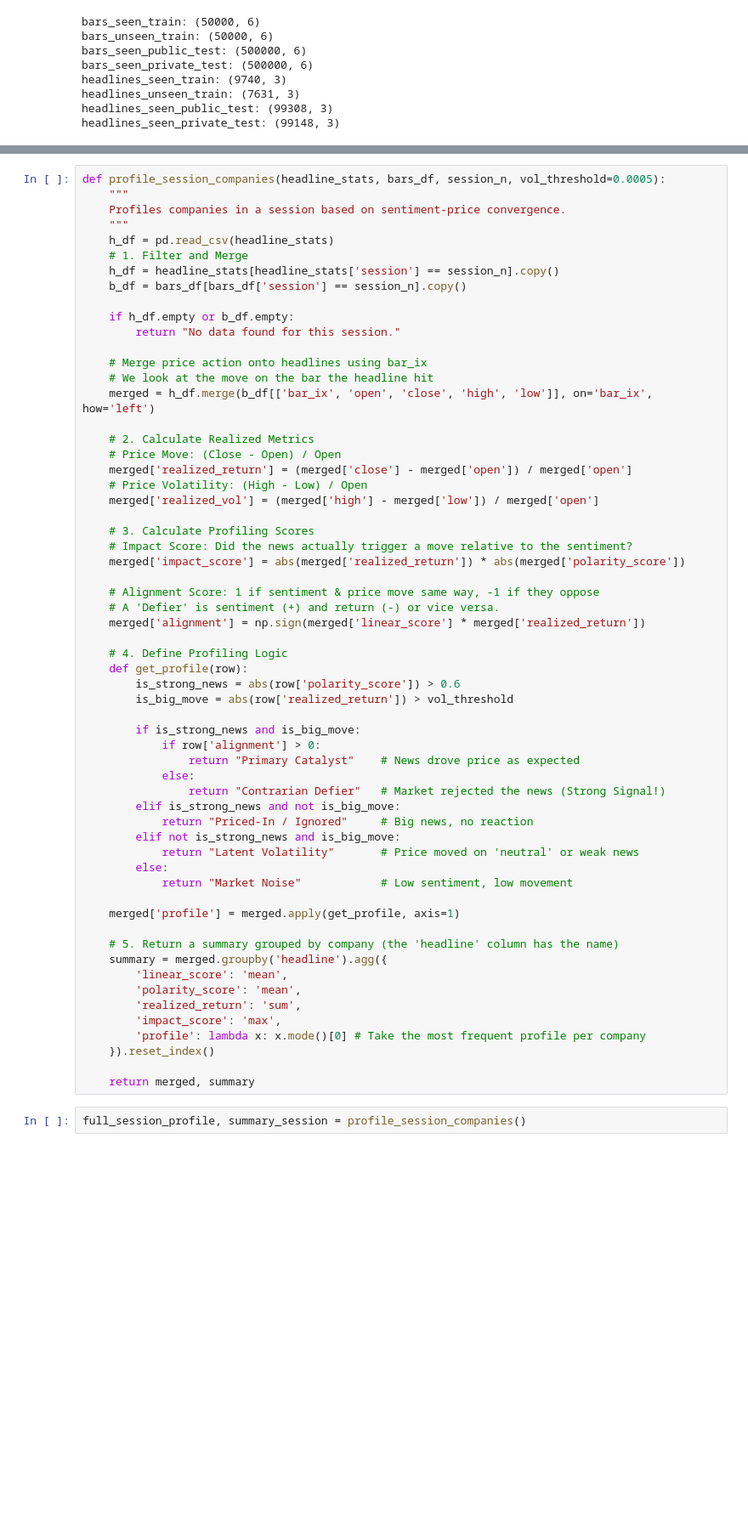
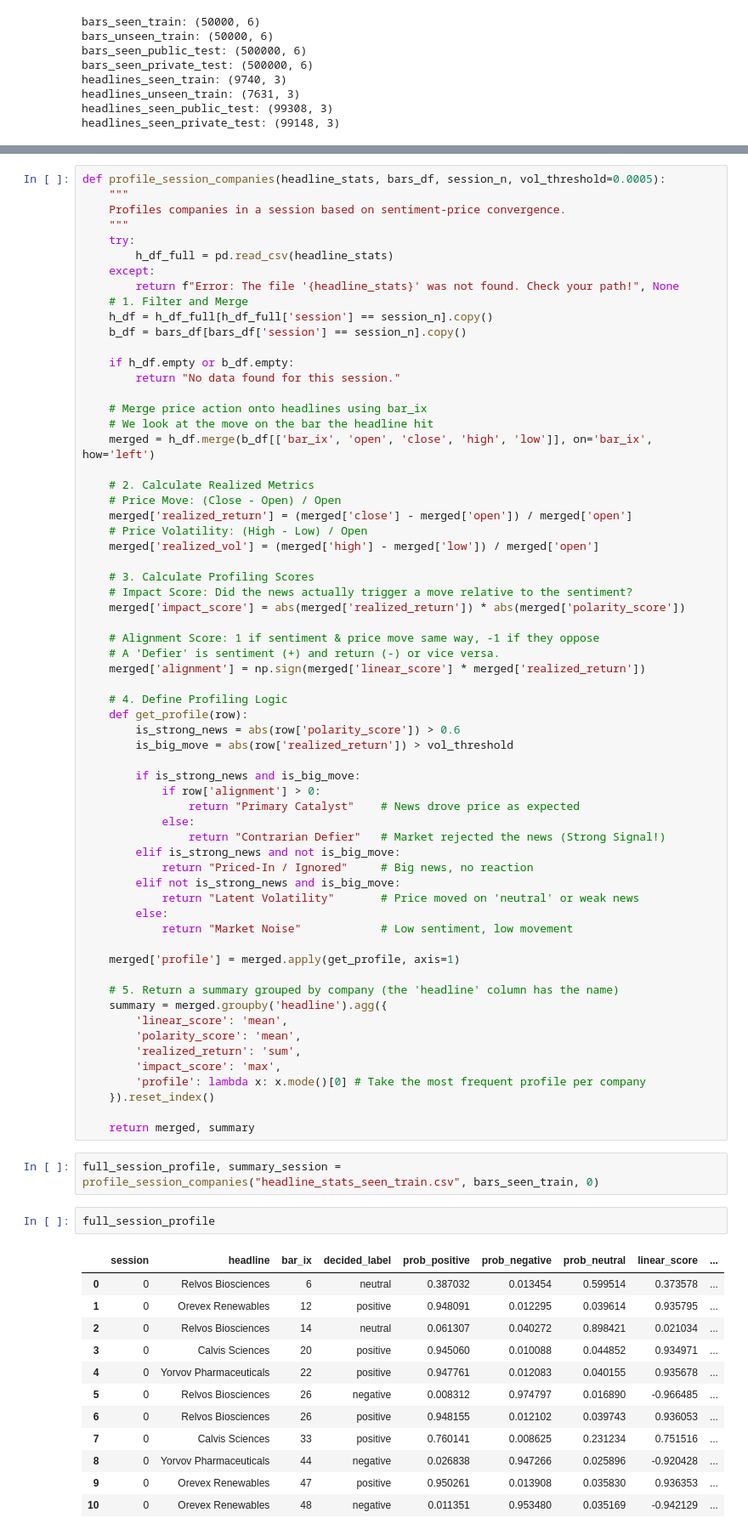
Before and after one commit to Sne4kers/hrt-datathon, a Jupyter notebook: anna/profiling_company_importance.ipynb, the cells around one changed output, grey strips where cells are left out. Shown at 85% size. Saved outputs shown, nothing was run; the diff lists cells and outputs as text; blank space fills up the shorter version.

```diff
--- a/anna/profiling_company_importance.ipynb
+++ b/anna/profiling_company_importance.ipynb
@@ -141,9 +141,12 @@ def profile_session_companies(headline_stats, bars_df, session_n, vol_threshold=
     """
     Profiles companies in a session based on sentiment-price convergence.
     """
-    h_df = pd.read_csv(headline_stats)
+    try:
+        h_df_full = pd.read_csv(headline_stats)
+    except:
+        return f"Error: The file '{headline_stats}' was not found. Check your path!", None
     # 1. Filter and Merge
-    h_df = headline_stats[headline_stats['session'] == session_n].copy()
+    h_df = h_df_full[h_df_full['session'] == session_n].copy()
     b_df = bars_df[bars_df['session'] == session_n].copy()
 
     if h_df.empty or b_df.empty:
@@ -197,4 +200,19 @@ def profile_session_companies(headline_stats, bars_df, session_n, vol_threshold=
 
     return merged, summary
 # %%
-full_session_profile, summary_session = profile_session_companies()
+full_session_profile, summary_session = profile_session_companies("headline_stats_seen_train.csv", bars_seen_train, 0)
+# %%
+full_session_profile
+# %% [output]
+|  | session | headline | bar_ix | decided_label | prob_positive | prob_negative | prob_neutral | linear_score | ... |
+| 0 | 0 | Relvos Biosciences | 6 | neutral | 0.387032 | 0.013454 | 0.599514 | 0.373578 | ... |
+| 1 | 0 | Orevex Renewables | 12 | positive | 0.948091 | 0.012295 | 0.039614 | 0.935795 | ... |
+| 2 | 0 | Relvos Biosciences | 14 | neutral | 0.061307 | 0.040272 | 0.898421 | 0.021034 | ... |
+| 3 | 0 | Calvis Sciences | 20 | positive | 0.945060 | 0.010088 | 0.044852 | 0.934971 | ... |
+| 4 | 0 | Yorvov Pharmaceuticals | 22 | positive | 0.947761 | 0.012083 | 0.040155 | 0.935678 | ... |
+| 5 | 0 | Relvos Biosciences | 26 | negative | 0.008312 | 0.974797 | 0.016890 | -0.966485 | ... |
+| 6 | 0 | Relvos Biosciences | 26 | positive | 0.948155 | 0.012102 | 0.039743 | 0.936053 | ... |
+| 7 | 0 | Calvis Sciences | 33 | positive | 0.760141 | 0.008625 | 0.231234 | 0.751516 | ... |
+| 8 | 0 | Yorvov Pharmaceuticals | 44 | negative | 0.026838 | 0.947266 | 0.025896 | -0.920428 | ... |
+| 9 | 0 | Orevex Renewables | 47 | positive | 0.950261 | 0.013908 | 0.035830 | 0.936353 | ... |
+| 10 | 0 | Orevex Renewables | 48 | negative | 0.011351 | 0.953480 | 0.035169 | -0.942129 | ... |
```
Also changed, not shown: parts of 1 cell of this notebook, 2 other files.
